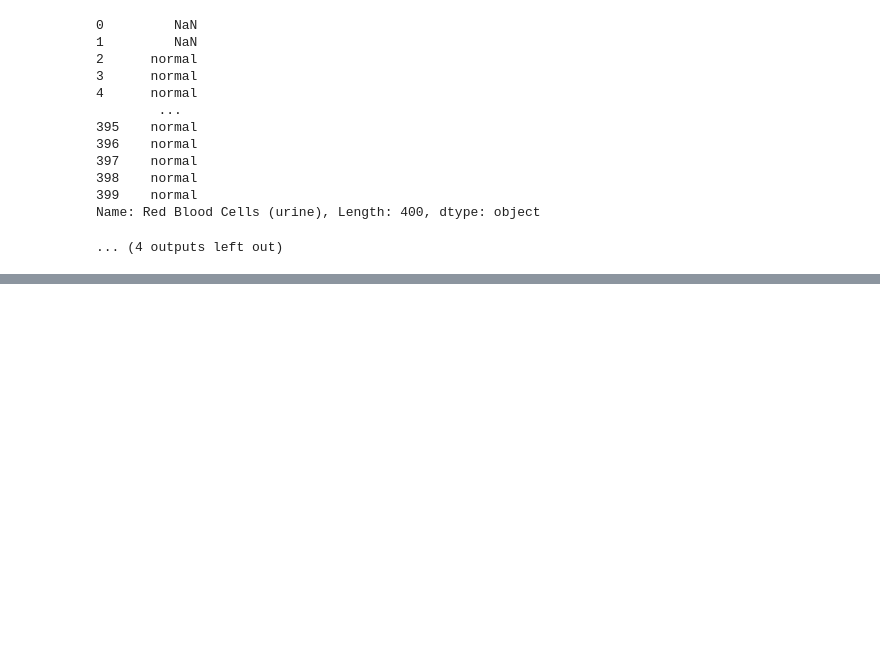
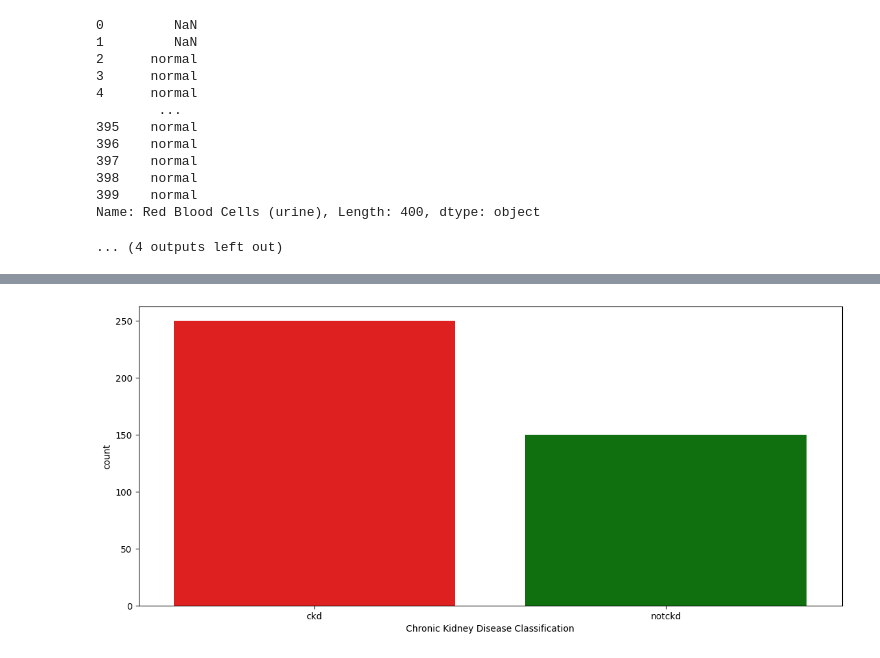
Before and after one commit to vedprakash8721/Abhishek-Data-Science-Portfolio, a Jupyter notebook: ML PW/Module 2 ( EDA exploratory data analysis )/EDA CHRONIC DATA .ipynb, the cells around one changed output, grey strips where cells are left out. Cells and saved outputs as stored; diff of their text form; code cells hidden in the pictures; blank space fills up the shorter version.

```diff
--- a/ML PW/Module 2 ( EDA exploratory data analysis )/EDA CHRONIC DATA .ipynb
+++ b/ML PW/Module 2 ( EDA exploratory data analysis )/EDA CHRONIC DATA .ipynb
@@ -209,0 +139,4 @@ dtype('float64')
+# %%
+display(df.columns)
+display(df['Chronic Kidney Disease Classification'].unique())
+df['Chronic Kidney Disease Classification']=df['Chronic Kidney Disease Classification'].str.strip()
@@ -209,0 +156,7 @@ dtype('float64')
+# %%
+# ------------------------------ VISUALIZATION ------------------------------------
+plt.figure(figsize=(14,6))
+sns.countplot(x='Chronic Kidney Disease Classification',data=df,palette={'ckd':'red','notckd':'green'})
+plt.show()
+# %% [output]
+[figure, added]
```
Also changed, not shown: parts of 3 cells of this notebook, 1 other file.
